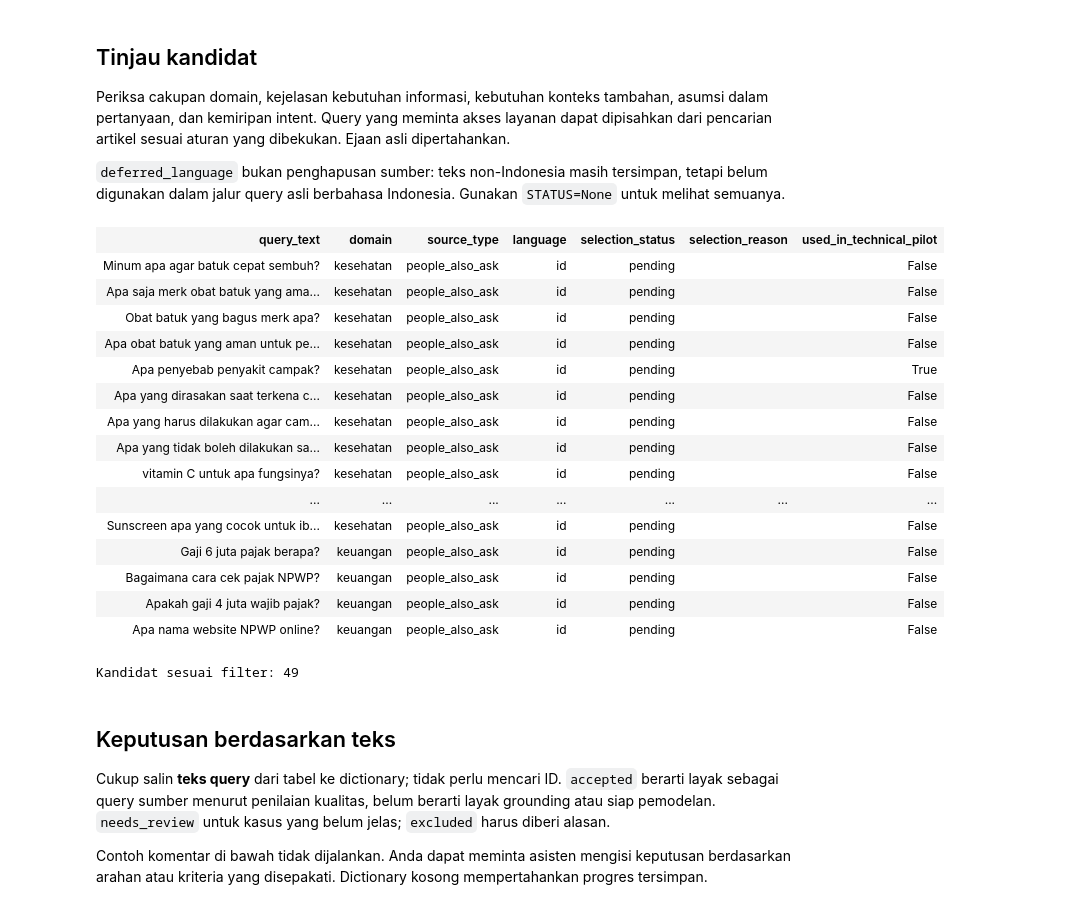
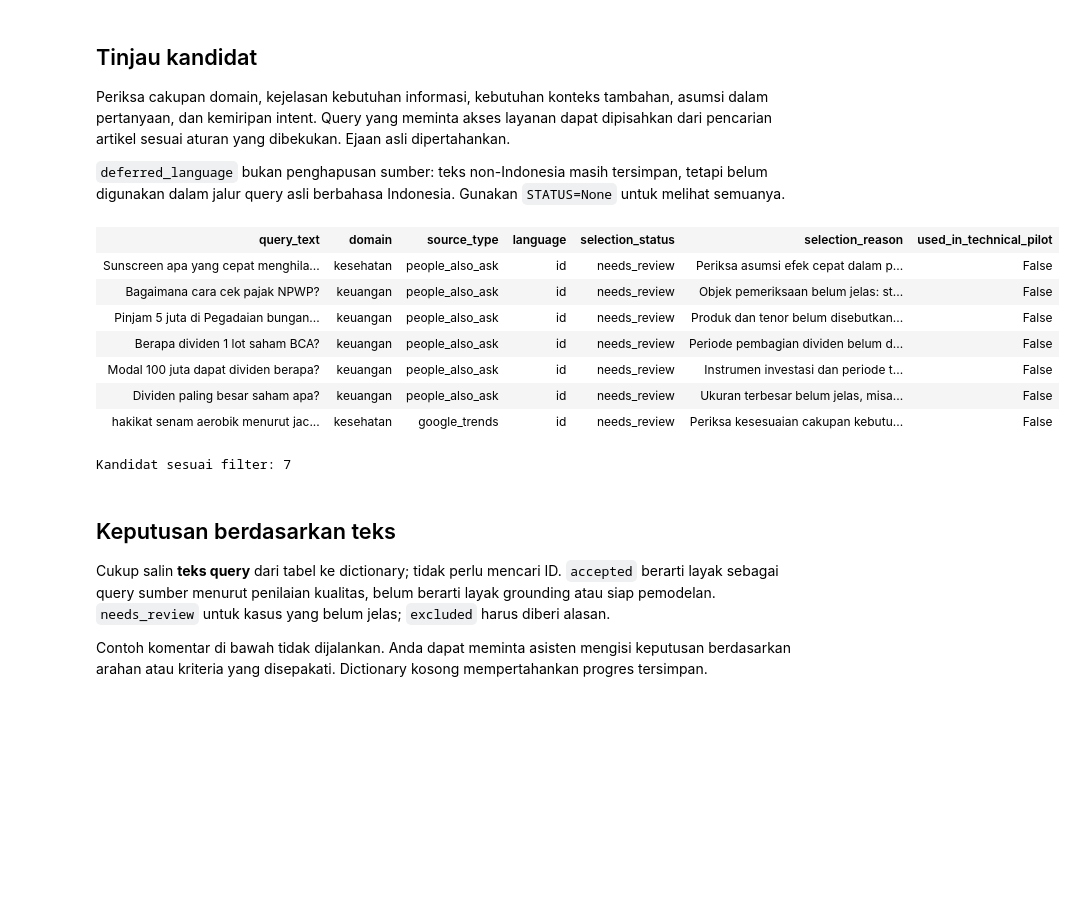
Before and after one commit to mfaruqi35/gemini-citation-id, a Jupyter notebook: notebooks/03_review_original_queries.ipynb, the cells around one changed output. Drawn from its saved outputs; the diff is of its cells as text; code cells hidden in the pictures; blank space fills up the shorter version.

```diff
--- a/notebooks/03_review_original_queries.ipynb
+++ b/notebooks/03_review_original_queries.ipynb
@@ -28,38 +28,30 @@ Periksa cakupan domain, kejelasan kebutuhan informasi, kebutuhan konteks tambaha
 `deferred_language` bukan penghapusan sumber: teks non-Indonesia masih tersimpan, tetapi belum digunakan dalam jalur query asli berbahasa Indonesia. Gunakan `STATUS=None` untuk melihat semuanya.
 # %%
 DOMAIN = None
-STATUS = 'pending'  # pending, accepted, needs_review, excluded, deferred_language, atau None
+STATUS = 'needs_review'  # pending, accepted, needs_review, excluded, deferred_language, atau None
 KEYWORD = ''
 START = 0
 PAGE_SIZE = 20
 
 selected = [r for r in records if (DOMAIN is None or r['domain'] == DOMAIN)
             and (STATUS is None or r['selection_status'] == STATUS)
             and KEYWORD.casefold() in r['query_text'].casefold()]
 columns = ['query_text', 'domain', 'source_type', 'language', 'selection_status', 'selection_reason', 'used_in_technical_pilot']
 header = ''.join('<th>' + escape(k) + '</th>' for k in columns)
 body = ''.join('<tr>' + ''.join('<td>' + escape(str(r[k])) + '</td>' for k in columns) + '</tr>'
                for r in selected[START:START + PAGE_SIZE])
 display(HTML('<div style="overflow-x:auto"><table><tr>' + header + '</tr>' + body + '</table></div>'))
 print('Kandidat sesuai filter:', len(selected))
 # %% [output]
 | query_text | domain | source_type | language | selection_status | selection_reason | used_in_technical_pilot |
-| Minum apa agar batuk cepat sembuh? | kesehatan | people_also_ask | id | pending |  | False |
-| Apa saja merk obat batuk yang ama... | kesehatan | people_also_ask | id | pending |  | False |
-| Obat batuk yang bagus merk apa? | kesehatan | people_also_ask | id | pending |  | False |
-| Apa obat batuk yang aman untuk pe... | kesehatan | people_also_ask | id | pending |  | False |
-| Apa penyebab penyakit campak? | kesehatan | people_also_ask | id | pending |  | True |
-| Apa yang dirasakan saat terkena c... | kesehatan | people_also_ask | id | pending |  | False |
-| Apa yang harus dilakukan agar cam... | kesehatan | people_also_ask | id | pending |  | False |
-| Apa yang tidak boleh dilakukan sa... | kesehatan | people_also_ask | id | pending |  | False |
-| vitamin C untuk apa fungsinya? | kesehatan | people_also_ask | id | pending |  | False |
-| ... | ... | ... | ... | ... | ... | ... |
-| Sunscreen apa yang cocok untuk ib... | kesehatan | people_also_ask | id | pending |  | False |
-| Gaji 6 juta pajak berapa? | keuangan | people_also_ask | id | pending |  | False |
-| Bagaimana cara cek pajak NPWP? | keuangan | people_also_ask | id | pending |  | False |
-| Apakah gaji 4 juta wajib pajak? | keuangan | people_also_ask | id | pending |  | False |
-| Apa nama website NPWP online? | keuangan | people_also_ask | id | pending |  | False |
+| Sunscreen apa yang cepat menghila... | kesehatan | people_also_ask | id | needs_review | Periksa asumsi efek cepat dalam p... | False |
+| Bagaimana cara cek pajak NPWP? | keuangan | people_also_ask | id | needs_review | Objek pemeriksaan belum jelas: st... | False |
+| Pinjam 5 juta di Pegadaian bungan... | keuangan | people_also_ask | id | needs_review | Produk dan tenor belum disebutkan... | False |
+| Berapa dividen 1 lot saham BCA? | keuangan | people_also_ask | id | needs_review | Periode pembagian dividen belum d... | False |
+| Modal 100 juta dapat dividen berapa? | keuangan | people_also_ask | id | needs_review | Instrumen investasi dan periode t... | False |
+| Dividen paling besar saham apa? | keuangan | people_also_ask | id | needs_review | Ukuran terbesar belum jelas, misa... | False |
+| hakikat senam aerobik menurut jac... | kesehatan | google_trends | id | needs_review | Periksa kesesuaian cakupan kebutu... | False |
-Kandidat sesuai filter: 49
+Kandidat sesuai filter: 7
 # %% [markdown]
 ## Keputusan berdasarkan teks
 
```
Also changed, not shown: parts of 1 cell of this notebook, 17 other files.
